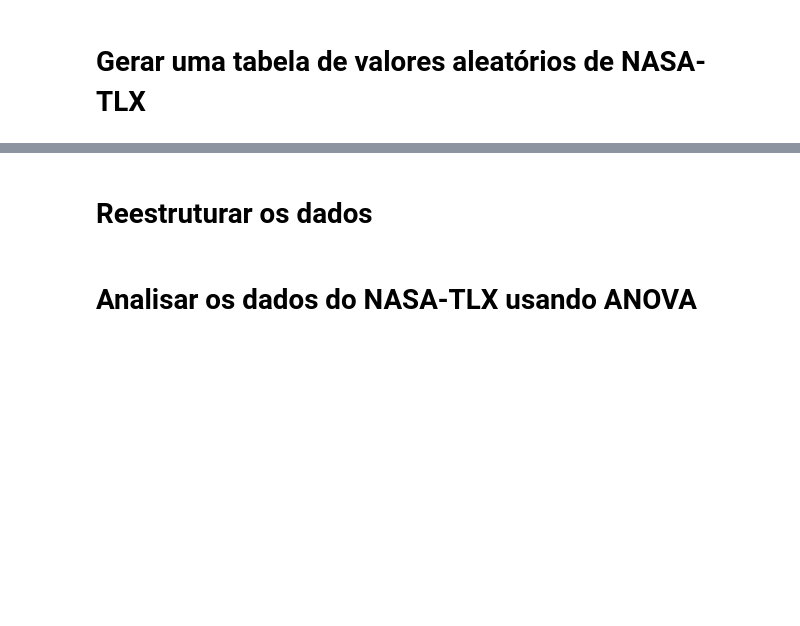
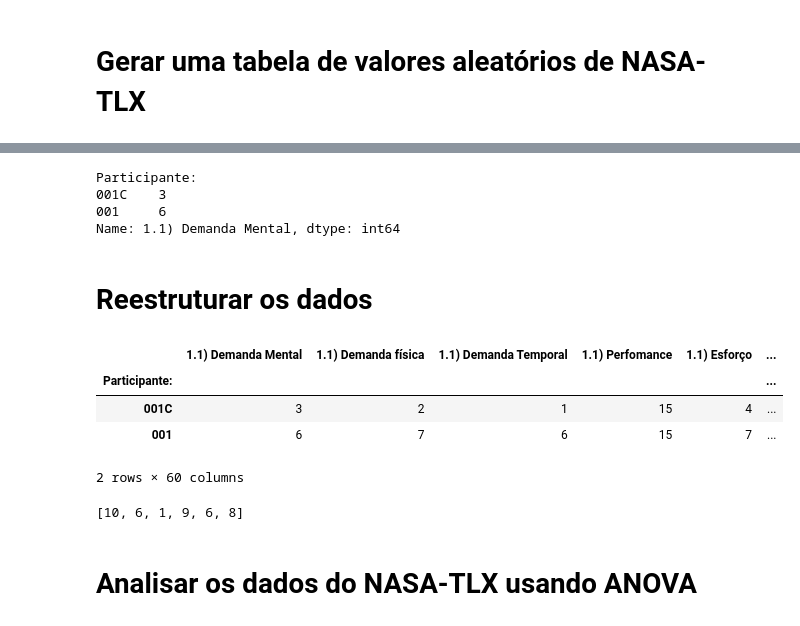
Before and after one commit to IvanRehder/resultados-pesquisa, a Jupyter notebook: Nasa-TLX/NASA.ipynb, the cells around one changed output, grey strips where cells are left out. Cells and saved outputs as stored; diff of their text form; code cells hidden in the pictures; blank space fills up the shorter version.

```diff
--- a/Nasa-TLX/NASA.ipynb
+++ b/Nasa-TLX/NASA.ipynb
@@ -78,32 +75,69 @@ nasa_df
+# %%
+dfNasa
+dfNasa.iloc[:,0]
+# %% [output]
+Participante:
+001C    3
+001     6
+Name: 1.1) Demanda Mental, dtype: int64
 # %% [markdown]
 # Reestruturar os dados
+# %%
+dfNasa.head()
+#dfNasa.columns[[0,6,12,18,24,30,36,42,48,54]]
+
+#np.savetxt('sdas.txt',dfNasa,fmt='%i', delimiter= ',')
+# %% [output]
+|  | 1.1) Demanda Mental | 1.1) Demanda física | 1.1) Demanda Temporal | 1.1) Perfomance | 1.1) Esforço | ... |
+| Participante: |  |  |  |  |  | ... |
+| 001C | 3 | 2 | 1 | 15 | 4 | ... |
+| 001 | 6 | 7 | 6 | 15 | 7 | ... |
+2 rows × 60 columns
 # %%
-nasa_df = []
-nasa_df = pd.read_csv("Nasa.txt")
-nasa_df.head()
+# Criar uma coluna contendo as informações do Método e da Etapa de cada experimento.
 
-# Criar uma coluna contendo as informações do Método e da Etapa de cada experimento.
-cena = []
-for i in range(len(nasa_df['Método'])):
-    cena.append(str(nasa_df['Método'][i]) + "," + str(nasa_df['Etapa'][i]))
-cena = pd.Series(cena, name = "Cena")
+nasa = []
+for p in range(len(participantes)):
+    nasaPorCena = []
+    for c in range(len(cenas)):
+        nasaPorEtapa = []
+        for e in range(len(etapas)):
+            nasaEtapa = []
+            for d in range(len(dimensoesNasa)):
+                nasaEtapa.append(dfNasa.iloc[p,d+e*6+c*12])
+            nasaPorEtapa.append(nasaEtapa)
+        nasaPorCena.append(nasaPorEtapa)
+    nasa.append(nasaPorCena)
 
+mdMean = []
+for p in range(len(participantes)):
+    mdMeanPorCena = []
+    for c in range(len(cenas)):
+        mdMeanPorEtapa = []
+        for e in range(len(etapas)):
+            mdMeanEtapa = []
+            for d in range(len(dimensoesNasa)):
+                mdMeanEtapa.append(dfNasa.iloc[p,d+e*6+c*12])
 
 # Reorganizar os dados gerando uma tabela por pergunta do questionário (usando melt).
-dimensoesNasa = []
-dimensoesNasa_melt = []
-for col in range(4,len(nasa_df.columns)):
-    dim = pd.concat(objs = [nasa_df['Participante'],nasa_df['Método'],nasa_df['Etapa'],cena,nasa_df[nasa_df.columns[col]]], axis=1, join='outer')
-    dimensoesNasa.append(dim)
-    dimensoesNasa_melt.append(pd.melt(dim,id_vars = ['Participante','Método','Etapa','Cena'], value_vars=nasa_df.columns[col], var_name='Dimensões do NASA'))
+#dfNasa_met = pd.melt(dfNasa)
+#dfNasa_met
+#dimensoesNasa = []
+#dimensoesNasa_melt = []
+#for col in range(4,len(nasa_df.columns)):
+#    dim = pd.concat(objs = [nasa_df['Participante'],nasa_df['Método'],nasa_df['Etapa'],cena,nasa_df[nasa_df.columns[col]]], axis=1, join='outer')
+#    dimensoesNasa.append(dim)
+#    dimensoesNasa_melt.append(pd.melt(dim,id_vars = ['Participante','Método','Etapa','Cena'], value_vars=nasa_df.columns[col], var_name='Dimensões do NASA'))
 
 
 # Reorganizar os dados gerando uma tabela por pergunta do questionário (usando pivot).
-dimensoesNasa_pivot = []
-for col in range(4,len(nasa_df.columns)):
-    dim = pd.concat(objs = [nasa_df['Participante'],nasa_df['Método'],nasa_df['Etapa'],cena,nasa_df[nasa_df.columns[col]]], axis=1, join='outer')
-    dim = dim.pivot(index =  'Participante', columns = ['Cena'], values =  dim.columns[4])
-    dimensoesNasa_pivot.append(dim)
+#dimensoesNasa_pivot = []
+#for col in range(4,len(nasa_df.columns)):
+#    dim = pd.concat(objs = [nasa_df['Participante'],nasa_df['Método'],nasa_df['Etapa'],cena,nasa_df[nasa_df.columns[col]]], axis=1, join='outer')
+#    dim = dim.pivot(index =  'Participante', columns = ['Cena'], values =  dim.columns[4])
+#    dimensoesNasa_pivot.append(dim)
+# %% [output]
+[10, 6, 1, 9, 6, 8]
 # %% [markdown]
 # Analisar os dados do NASA-TLX usando ANOVA
 # %%
```
Also changed, not shown: parts of 7 cells of this notebook, 2 other files.
